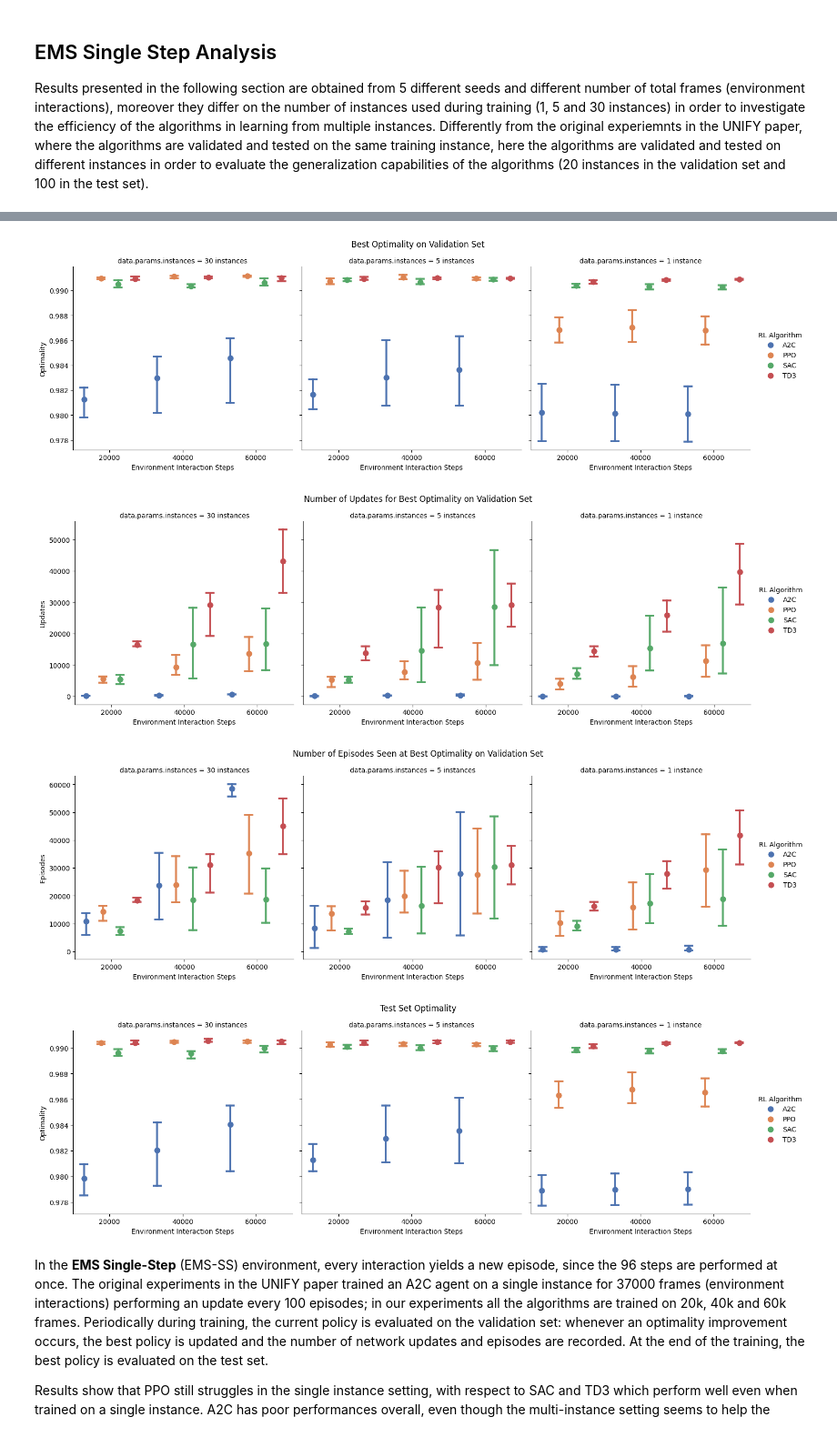
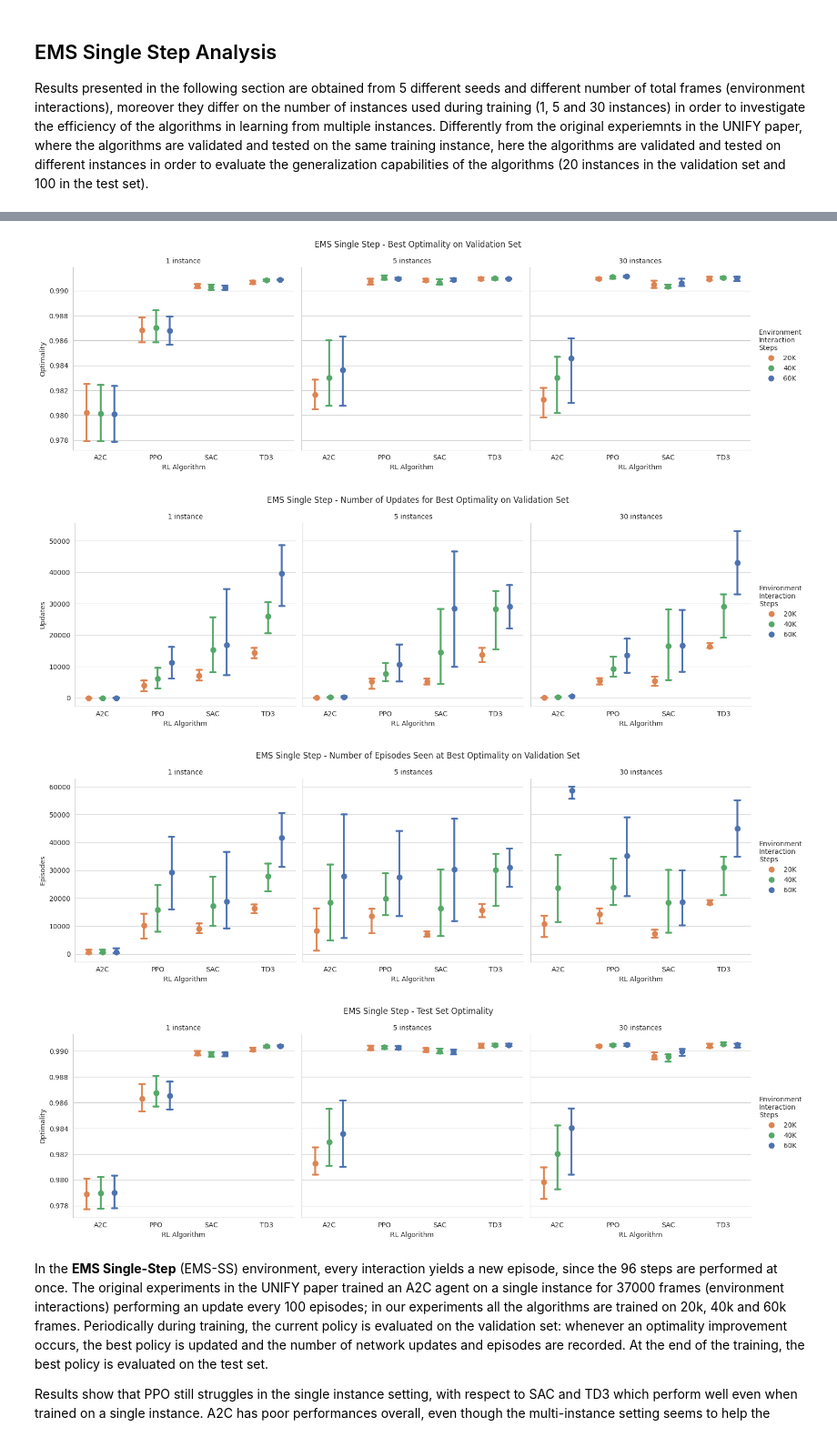
Before and after one commit to giorgiac98/thesis, a Jupyter notebook: results/analysis.ipynb, the cells around one changed output, grey strips where cells are left out. Shown at 91% size. Saved outputs shown, nothing was run; the diff lists cells and outputs as text; code cells hidden in the pictures.

```diff
--- a/results/analysis.ipynb
+++ b/results/analysis.ipynb
@@ -13,7 +13,8 @@ from utils import load_data, compute_ci, sanitize, get_save_path
 import seaborn as sns
 import matplotlib.pyplot as plt
 
-def plot_ci(df, x, metrics, hue=None, col=None, save_path=None, prefix='', log_scale=None, x_label='Environment Interaction Steps', legend_title='RL Algorithm'):
+def plot_ci(df, x, metrics, hue=None, col=None, save_path=None, log_scale=None, hue_order=None, col_order=None,
+            x_label='RL Algorithm', legend_title='Environment\nInteraction\nSteps'):
     """
     :param df: dataframe
     :param x: variable to plot on x-axis
@@ -21,8 +22,9 @@ def plot_ci(df, x, metrics, hue=None, col=None, save_path=None, prefix='', log_s
     :param hue: hue to use for facetting
     :param col: column to use for facetting
     :param save_path: save path for the plot
-    :param prefix: prefix for the plot file name
     :param log_scale: bool or list of metrics to plot on log scale
+    :param hue_order:
+    :param col_order:
     :param x_label: x-axis label
     :param legend_title: legend title
     """
@@ -31,15 +33,16 @@ def plot_ci(df, x, metrics, hue=None, col=None, save_path=None, prefix='', log_s
             hue_vals = df[hue].unique()
             assert len(hue_vals) > 1, f'There is only one unique val for {hue}, cannot use it as hue'
             palette = dict(zip(hue_vals, sns.color_palette(palette='deep', n_colors=len(hue_vals))))
-            plot_kwargs = {'palette': palette, 'hue': hue, 'dodge': 0.7}
+            plot_kwargs = {'palette': palette, 'hue': hue, 'hue_order': hue_order, 'dodge': 0.5, 'col_order': col_order}
         else:
             plot_kwargs = {}
         cplot = sns.catplot(df, x=x, y=m, kind='point', linestyles='', capsize=0.1,
-                                    errorbar=lambda p: compute_ci(p), col=col, **plot_kwargs)
+                            errorbar=lambda p: compute_ci(p), col=col, **plot_kwargs)
         cplot.fig.subplots_adjust(top=.87)
         cplot.set_axis_labels(x_label, sanitize(m, '/').capitalize())
         cplot.fig.suptitle(m_label)
         cplot.legend.set_title(legend_title)
+        cplot.set_titles('{col_name}')
         if log_scale and m in log_scale:
             if col:
                 for ax in cplot.axes.flat:
@@ -48,8 +51,13 @@ def plot_ci(df, x, metrics, hue=None, col=None, save_path=None, prefix='', log_s
                 cplot.ax.set_yscale('log')
         plt.show()
         if save_path:
-            fig_name = f'{prefix} {m_label}'
-            cplot.fig.savefig(f'{save_path}/{fig_name}.png')
+            fig_name = f'{m_label}'
+            cplot.fig.savefig(f'{save_path}/{fig_name}.png', dpi=300)
+# %%
+defaut_hue_order = {'MSC': ['20K', '40K', '60K', '1M'],
+                    'EMS Sequential': ['96K', '182K', '288K', '480K'],
+                    'EMS Single Step': ['20K', '40K', '60K']}
+defaut_col_order = ['1 instance', '5 instances', '30 instances']
 # %% [markdown]
 ## MSC analysis
 The final results are presented in the following section: every algorithm performs runs on 10 different seeds for 4 different number of total frames (environment interactions).
@@ -191,7 +203,7 @@ other_store_keys = []
 other_metrics = ['final_eval_stats/optimality',]
 save_path = get_save_path('final', sweep_ids)
 df_ems_ss = load_data(save_path, sweep_ids, other_store_keys, other_metrics)
-df_ems_ss = df_ems_ss[df_ems_ss['total_frames'] != 37000]
+df_ems_ss = df_ems_ss[df_ems_ss['total_frames'] != '37K']
 print(df_ems_ss.info())
 # %% [output]
 Loading data from final/coew847l-luca3mzb-4mvrl76c-384qr2h7-olbyl2un/data.csv
@@ -212,18 +224,20 @@ dtypes: bool(3), float64(5), int64(10), object(4)
 memory usage: 38.2+ KB
 None
 # %%
+t = 'EMS Single Step - '
 col = 'data.params.instances'
-metric_dict = {'best/optimality': 'Best Optimality on Validation Set',
-               'best/updates': 'Number of Updates for Best Optimality on Validation Set',
-               'best/episodes': 'Number of Episodes Seen at Best Optimality on Validation Set',
-               'final_eval_stats/optimality': 'Test Set Optimality'}
+metric_dict = {'best/optimality': t + 'Best Optimality on Validation Set',
+               'best/updates': t + 'Number of Updates for Best Optimality on Validation Set',
+               'best/episodes': t + 'Number of Episodes Seen at Best Optimality on Validation Set',
+               'final_eval_stats/optimality': t + 'Test Set Optimality'}
 
-plot_ci(df_ems_ss, 'total_frames', metric_dict, 'model.policy', col=col, save_path=save_path, prefix='EMS-SS')
+plot_ci(df_ems_ss, 'model.policy', metric_dict, 'total_frames', col=col, save_path=save_path,
+        hue_order=defaut_hue_order['EMS Single Step'], col_order=defaut_col_order)
 # %% [output]
-[figure, old version]
+[figure, new version]
-[figure, old version]
+[figure, new version]
-[figure, old version]
+[figure, new version]
-[figure, old version]
+[figure, new version]
 # %% [markdown]
 In the **EMS Single-Step** (EMS-SS) environment, every interaction yields a new episode, since the 96 steps are performed at once. The original experiments in the UNIFY paper trained an A2C agent on a single instance for 37000 frames (environment interactions) performing an update every 100 episodes; in our experiments all the algorithms are trained on 20k, 40k and 60k frames. Periodically during training, the current policy is evaluated on the validation set: whenever an optimality improvement occurs, the best policy is updated and the number of network updates and episodes are recorded. At the end of the training, the best policy is evaluated on the test set.
 
```
Also changed, not shown: parts of 7 cells of this notebook, 1 other file.
